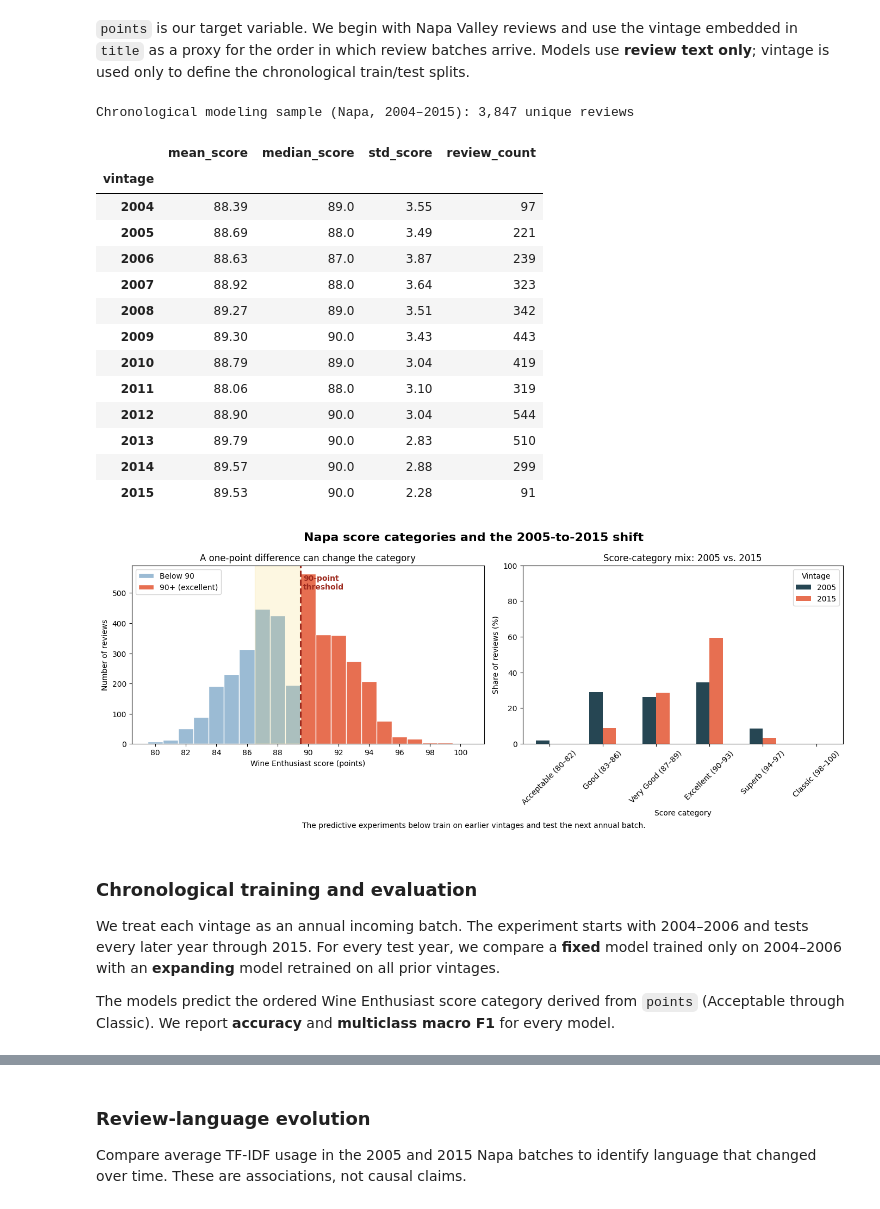
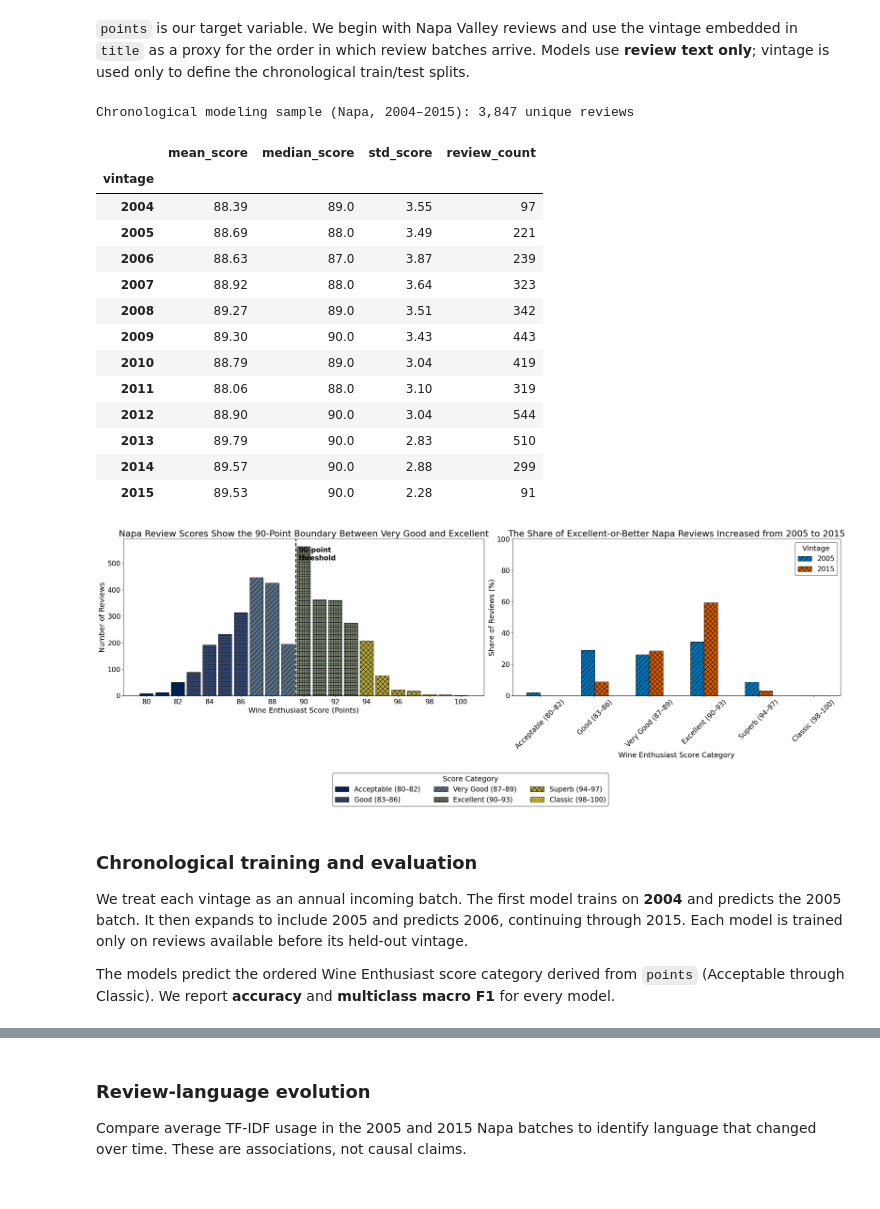
Before and after one commit to dylanhernandez1/DATA4401_Project3, a Jupyter notebook: Score_TextAnalysis_Chris.ipynb, the cells around one changed output, grey strips where cells are left out. Saved outputs shown, nothing was run; the diff lists cells and outputs as text; code cells hidden in the pictures.

```diff
--- a/Score_TextAnalysis_Chris.ipynb
+++ b/Score_TextAnalysis_Chris.ipynb
@@ -190,61 +202,71 @@ display(yearly_scores.round(2))
 
 # Supporting comparison requested by the team: how did the 2005 and 2015 batches differ?
 score_mix_2005_2015 = (
     pd.crosstab(napa_time['vintage'], napa_time['score_category'], normalize='index')
     .reindex(index=[2005, 2015], columns=SCORE_LABELS, fill_value=0)
     .mul(100)
 )
 
-fig, axes = plt.subplots(1, 2, figsize=(14, 5.5), gridspec_kw={'width_ratios': [1.1, 1]})
+fig, axes = plt.subplots(1, 2, figsize=(26, 10), gridspec_kw={'width_ratios': [1.1, 1]})
 
-# Left: show the full points distribution.
-bins = range(int(napa_time['points'].min()), int(napa_time['points'].max()) + 2)
-axes[0].hist(napa_time.loc[napa_time['points'] < 90, 'points'], bins=bins, align='left',
-             color='#9BBBD4', edgecolor='white', label='Below 90')
-axes[0].hist(napa_time.loc[napa_time['points'] >= 90, 'points'], bins=bins, align='left',
-             color='#E76F51', edgecolor='white', label='90+ (excellent)')
-axes[0].axvline(89.5, color='#9D2A1E', linewidth=2.2, linestyle='--')
-axes[0].axvspan(86.5, 89.5, color='#F4D35E', alpha=.18)
-axes[0].text(89.7, axes[0].get_ylim()[1] * .95, '90-point\nthreshold', color='#9D2A1E',
-             weight='bold', va='top')
-axes[0].set(title='A one-point difference can change the category',
-            xlabel='Wine Enthusiast score (points)', ylabel='Number of reviews')
+# Left: use both color and hatch patterns so every category remains distinct in grayscale.
+time_score_counts = napa_time['points'].value_counts().sort_index()
+for lower, upper, label, shade, hatch in rating_styles:
+    category_scores = time_score_counts.loc[(time_score_counts.index >= lower) & (time_score_counts.index <= upper)]
+    if not category_scores.empty:
+        axes[0].bar(category_scores.index, category_scores.values, width=.85, label=label,
+                    color=shade, edgecolor='black', linewidth=.9, hatch=hatch)
+axes[0].axvline(89.5, color='black', linewidth=2.5, linestyle='--')
+axes[0].text(89.7, axes[0].get_ylim()[1] * .95, '90-point\nthreshold', color='black',
+             weight='bold', va='top', fontsize=17)
+axes[0].set(title='Napa Review Scores Show the 90-Point Boundary Between Very Good and Excellent',
+            xlabel='Wine Enthusiast Score (Points)', ylabel='Number of Reviews')
 axes[0].set_xticks(range(80, 101, 2))
-axes[0].legend(loc='upper left')
+axes[0].tick_params(axis='both', labelsize=17)
 
-# Right: compare the category mix in the first and final years of our scope.
-score_mix_2005_2015.T.plot(kind='bar', ax=axes[1], color=['#264653', '#E76F51'])
-axes[1].set(title='Score-category mix: 2005 vs. 2015', xlabel='Score category',
-            ylabel='Share of reviews (%)', ylim=(0, 100))
+# Right: color and hatch patterns distinguish 2005 from 2015 in either display medium.
+score_mix_2005_2015.T.plot(kind='bar', ax=axes[1], color=['#0072B2', '#D55E00'],
+                            edgecolor='black', linewidth=.9)
+for container, hatch in zip(axes[1].containers, ['//', 'xx']):
+    for bar in container:
+        bar.set_hatch(hatch)
+axes[1].set(title='The Share of Excellent-or-Better Napa Reviews Increased from 2005 to 2015',
+            xlabel='Wine Enthusiast Score Category', ylabel='Share of Reviews (%)', ylim=(0, 100))
+axes[1].tick_params(axis='both', labelsize=17)
 axes[1].tick_params(axis='x', rotation=45)
-axes[1].legend(title='Vintage')
+axes[1].legend(title='Vintage', fontsize=17, title_fontsize=18, frameon=True, edgecolor='black')
 
-fig.suptitle('Napa score categories and the 2005-to-2015 shift', fontsize=16, weight='bold')
-fig.text(.5, -.01, 'The predictive experiments below train on earlier vintages and test the next annual batch.',
-         ha='center', fontsize=10)
-plt.tight_layout()
+for axis in axes:
+    axis.title.set_fontsize(22)
+    axis.xaxis.label.set_size(18)
+    axis.yaxis.label.set_size(18)
+
+legend_handles, legend_labels = axes[0].get_legend_handles_labels()
+fig.legend(legend_handles, legend_labels, title='Score Category', title_fontsize=18, fontsize=17,
+           ncol=3, loc='lower center', bbox_to_anchor=(.5, .02), frameon=True, edgecolor='black')
+plt.tight_layout(rect=(0, .18, 1, 1))
 plt.show()
 # %% [output]
 Chronological modeling sample (Napa, 2004–2015): 3,847 unique reviews
 |  | mean_score | median_score | std_score | review_count |
 | vintage |  |  |  |  |
 | 2004 | 88.39 | 89.0 | 3.55 | 97 |
 | 2005 | 88.69 | 88.0 | 3.49 | 221 |
 | 2006 | 88.63 | 87.0 | 3.87 | 239 |
 | 2007 | 88.92 | 88.0 | 3.64 | 323 |
 | 2008 | 89.27 | 89.0 | 3.51 | 342 |
 | 2009 | 89.30 | 90.0 | 3.43 | 443 |
 | 2010 | 88.79 | 89.0 | 3.04 | 419 |
 | 2011 | 88.06 | 88.0 | 3.10 | 319 |
 | 2012 | 88.90 | 90.0 | 3.04 | 544 |
 | 2013 | 89.79 | 90.0 | 2.83 | 510 |
 | 2014 | 89.57 | 90.0 | 2.88 | 299 |
 | 2015 | 89.53 | 90.0 | 2.28 | 91 |
-[figure, old version]
+[figure, new version]
 # %% [markdown]
 ### Chronological training and evaluation
 
-We treat each vintage as an annual incoming batch. The experiment starts with 2004–2006 and tests every later year through 2015. For every test year, we compare a **fixed** model trained only on 2004–2006 with an **expanding** model retrained on all prior vintages.
+We treat each vintage as an annual incoming batch. The first model trains on **2004** and predicts the 2005 batch. It then expands to include 2005 and predicts 2006, continuing through 2015. Each model is trained only on reviews available before its held-out vintage.
 
 The models predict the ordered Wine Enthusiast score category derived from `points` (Acceptable through Classic). We report **accuracy** and **multiclass macro F1** for every model.
 # %%
```
Also changed, not shown: parts of 10 cells of this notebook.
